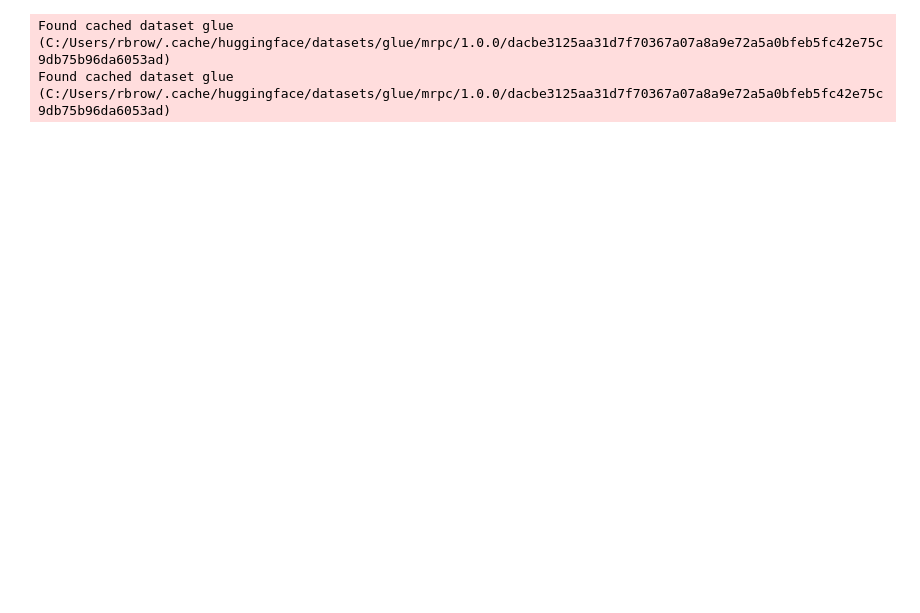
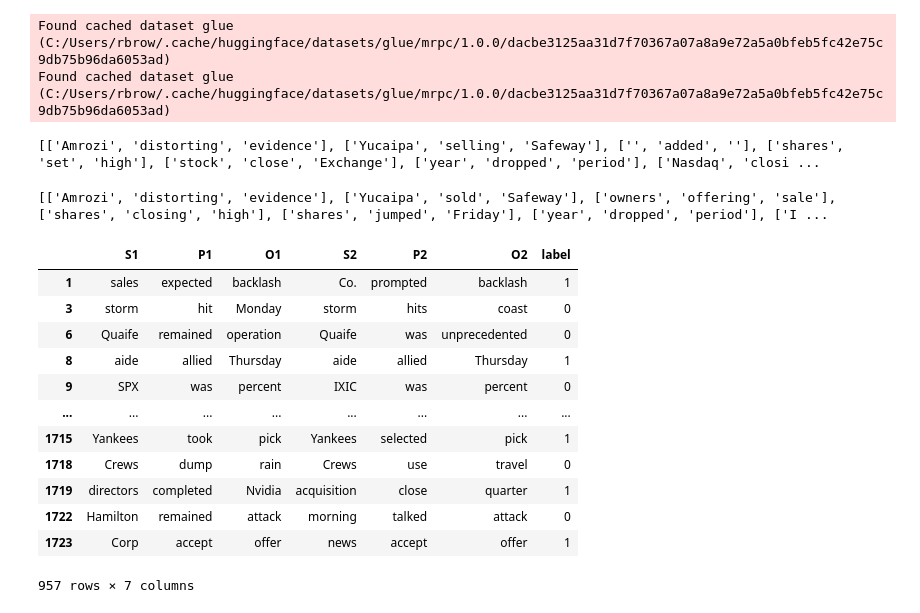
Before and after one commit to rbrown2794/PaperReproduction, a Jupyter notebook: Final Project.ipynb, the cells around one changed output. Saved outputs shown, nothing was run; the diff lists cells and outputs as text; code cells hidden in the pictures; blank space fills up the shorter version.

```diff
--- a/Final Project.ipynb
+++ b/Final Project.ipynb
@@ -31,28 +31,37 @@ def spo(sentence):
     subject = ""
     predicate = ""
     obj = ""
+    #make empty lists instead of strings
+    #subject = []
+    #predicate = []
+    #obj = []
     for t in tree[0]:
         if t.label() == 'NP':
             for s in t.subtrees():
                 for n in s.subtrees():
                     if n.label().startswith("NN"):
                         subject = n[0]
+                        #subject.append(n[0])
         if t.label() == 'VP':
             for p in t.subtrees():
                 for m in p.subtrees():
                     if m.label().startswith("VB"):
                         predicate = m[0]
+                        #predicate.append(m[0])
         if t.label() == 'VP':
-            for k in t.subtrees():
-                for v in k.subtrees():
-                    if v.label() in ("NP","VP"):
-                        for c in v.subtrees():
-                            if c.label().startswith("NN"): #paper says to use JJ but that is adjective, use noun instead
-                                obj = c[0]
-                    else:
-                        for c in v.subtrees():
-                            if c.label().startswith("NN"):
-                                obj = c[0]
+            for k in t.subtrees(lambda n: n.label() in ['NP', 'PP', 'ADJP']):
+                if k.label() in ['NP', 'PP']:
+                    for c in k.subtrees(lambda c: c.label().startswith('NN')):
+                        obj = c[0]
+                        #obj.append(c[0])
+                else:
+                    for c in k.subtrees(lambda c: c.label().startswith('JJ')):
+                        obj = c[0]
+                        #obj.append(c[0])
+    #if using list, need to make unique
+    #subject = list(set(subject))
+    #predicate = list(set(predicate))
+    #obj = list(set(obj))
     return [subject, predicate, obj]
 # %%
 #parse first sentence in sentence pair
@@ -60,53 +69,74 @@ sentence1_parsed = []
 for s in sentence1:
     parsed = spo(s)
     sentence1_parsed.append(parsed)
+print(sentence1_parsed)
 sentence1_parsed_test = []
 for s in sentence1_test:
     parsed = spo(s)
     sentence1_parsed_test.append(parsed)
+# %% [output]
+[['Amrozi', 'distorting', 'evidence'], ['Yucaipa', 'selling', 'Safeway'], ['', 'added', ''], ['shares', 'set', 'high'], ['stock', 'close', 'Exchange'], ['year', 'dropped', 'period'], ['Nasdaq', 'closi ...
 # %%
 #parse second sentence in sentence pair
 sentence2_parsed = []
 for s in sentence2:
     parsed = spo(s)
     sentence2_parsed.append(parsed)
+print(sentence2_parsed)
 sentence2_parsed_test = []
 for s in sentence2_test:
     parsed = spo(s)
     sentence2_parsed_test.append(parsed)
+# %% [output]
+[['Amrozi', 'distorting', 'evidence'], ['Yucaipa', 'sold', 'Safeway'], ['owners', 'offering', 'sale'], ['shares', 'closing', 'high'], ['shares', 'jumped', 'Friday'], ['year', 'dropped', 'period'], ['I ...
 # %%
 #sentences where SPO could not parse out any of the subject, predicate, or object are meaningless to us
 #Since accurate comparisons cannot be made, remove any pairs affected by this
 import pandas as pd
 df1 = pd.DataFrame(sentence1_parsed, columns = ["S1", "P1", "O1"])
 df2 = pd.DataFrame(sentence2_parsed, columns = ["S2", "P2", "O2"])
 df3 = pd.DataFrame(labels, columns = ["label"])
 combined_df = df1.join(df2)
 combined_df = combined_df.join(df3)
 cleaned_df = combined_df[(combined_df.S1 != '') & (combined_df.P1 != '') & (combined_df.O1 != '')]
 cleaned_df = cleaned_df[(cleaned_df.S2 != '') & (cleaned_df.P2 != '') & (cleaned_df.O2 != '')]
 #now split these back out into separate lists; still need to process those via Word2Vec
 df1 = cleaned_df.iloc[:,:3]
 df2 = cleaned_df.iloc[:,3:6]
 df3 = cleaned_df.iloc[:,6:]
 sentence1_cleaned = df1.values.tolist()
 sentence2_cleaned = df2.values.tolist()
 labels = df3.values.tolist()
 #now do the same thing for test data
 df1 = pd.DataFrame(sentence1_parsed_test, columns = ["S1", "P1", "O1"])
 df2 = pd.DataFrame(sentence2_parsed_test, columns = ["S2", "P2", "O2"])
 df3 = pd.DataFrame(labels_test, columns = ["label"])
 combined_df = df1.join(df2)
 combined_df = combined_df.join(df3)
 cleaned_df = combined_df[(combined_df.S1 != '') & (combined_df.P1 != '') & (combined_df.O1 != '')]
 cleaned_df = cleaned_df[(cleaned_df.S2 != '') & (cleaned_df.P2 != '') & (cleaned_df.O2 != '')]
+display(cleaned_df)
 #now split these back out into separate lists; still need to process those via Word2Vec
 df1 = cleaned_df.iloc[:,:3]
 df2 = cleaned_df.iloc[:,3:6]
 df3 = cleaned_df.iloc[:,6:]
 sentence1_cleaned_test = df1.values.tolist()
 sentence2_cleaned_test = df2.values.tolist()
 labels_test = df3.values.tolist()
+# %% [output]
+|  | S1 | P1 | O1 | S2 | P2 | O2 | label |
+| 1 | sales | expected | backlash | Co. | prompted | backlash | 1 |
+| 3 | storm | hit | Monday | storm | hits | coast | 0 |
+| 6 | Quaife | remained | operation | Quaife | was | unprecedented | 0 |
+| 8 | aide | allied | Thursday | aide | allied | Thursday | 1 |
+| 9 | SPX | was | percent | IXIC | was | percent | 0 |
+| ... | ... | ... | ... | ... | ... | ... | ... |
+| 1715 | Yankees | took | pick | Yankees | selected | pick | 1 |
+| 1718 | Crews | dump | rain | Crews | use | travel | 0 |
+| 1719 | directors | completed | Nvidia | acquisition | close | quarter | 1 |
+| 1722 | Hamilton | remained | attack | morning | talked | attack | 0 |
+| 1723 | Corp | accept | offer | news | accept | offer | 1 |
+957 rows × 7 columns
 # %%
 #Word2Vec conversion. The rationale for using it is to match dimensions and procedure with the paper.
 #In actuality, we only ever have a single word for a subject, predicate, or object.
```
Also changed, not shown: parts of 5 cells of this notebook.
